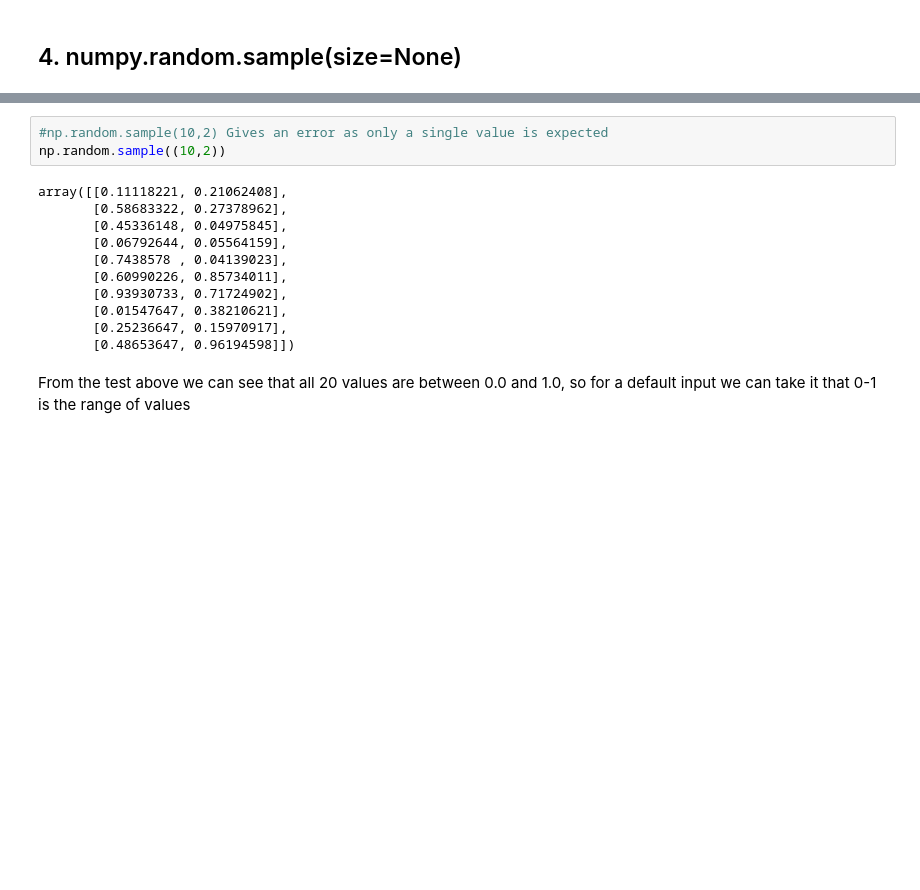
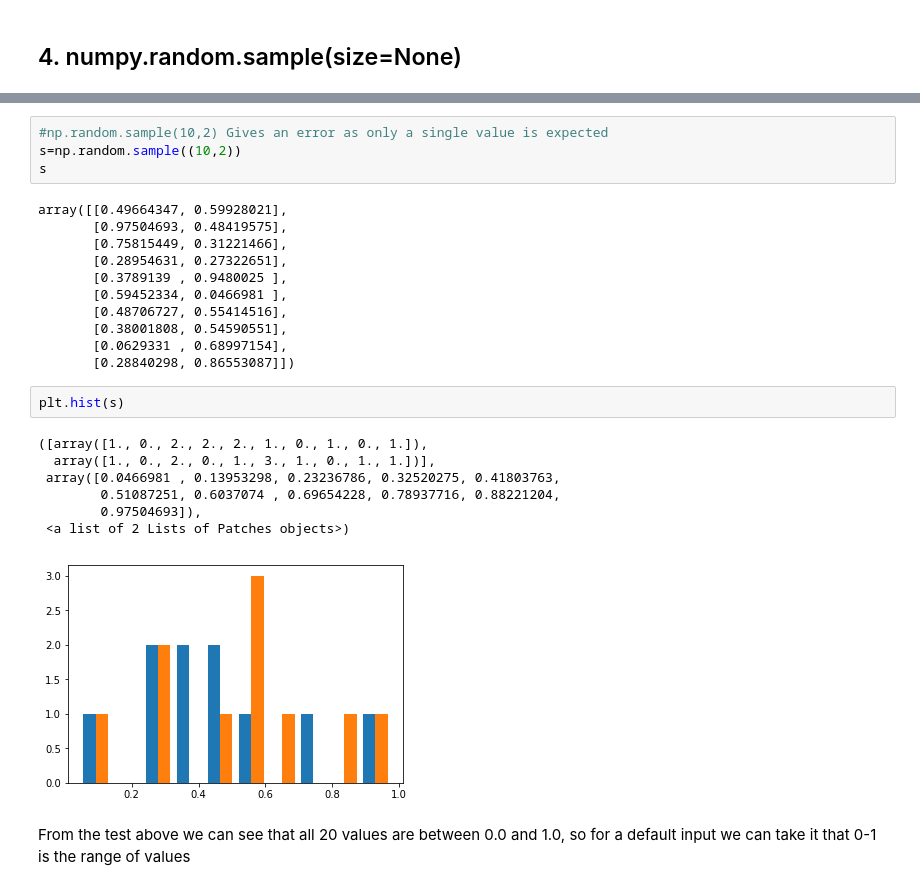
Before and after one commit to EoinStankard/DataAnalysis_Numpy_Assignment, a Jupyter notebook: Numpy-random-assignment.ipynb, the cells around one changed output, grey strips where cells are left out. Saved outputs shown, nothing was run; the diff lists cells and outputs as text; blank space fills up the shorter version.

```diff
--- a/Numpy-random-assignment.ipynb
+++ b/Numpy-random-assignment.ipynb
@@ -229,17 +237,28 @@ array([0.8277303 , 0.17432209, 0.57367875, 0.96943155, 0.13043215,
 # %%
 #np.random.sample(10,2) Gives an error as only a single value is expected
-np.random.sample((10,2))
+s=np.random.sample((10,2))
+s
 # %% [output]
-array([[0.11118221, 0.21062408],
-       [0.58683322, 0.27378962],
-       [0.45336148, 0.04975845],
-       [0.06792644, 0.05564159],
-       [0.7438578 , 0.04139023],
-       [0.60990226, 0.85734011],
-       [0.93930733, 0.71724902],
-       [0.01547647, 0.38210621],
-       [0.25236647, 0.15970917],
-       [0.48653647, 0.96194598]])
+array([[0.49664347, 0.59928021],
+       [0.97504693, 0.48419575],
+       [0.75815449, 0.31221466],
+       [0.28954631, 0.27322651],
+       [0.3789139 , 0.9480025 ],
+       [0.59452334, 0.0466981 ],
+       [0.48706727, 0.55414516],
+       [0.38001808, 0.54590551],
+       [0.0629331 , 0.68997154],
+       [0.28840298, 0.86553087]])
+# %%
+plt.hist(s)
+# %% [output]
+([array([1., 0., 2., 2., 2., 1., 0., 1., 0., 1.]),
+  array([1., 0., 2., 0., 1., 3., 1., 0., 1., 1.])],
+ array([0.0466981 , 0.13953298, 0.23236786, 0.32520275, 0.41803763,
+        0.51087251, 0.6037074 , 0.69654228, 0.78937716, 0.88221204,
+        0.97504693]),
+ <a list of 2 Lists of Patches objects>)
+[figure, added]
 # %% [markdown]
 From the test above we can see that all 20 values are between 0.0 and 1.0, so for a default input we can take it that 0-1 is the range of values
 # %%
```
Also changed, not shown: parts of 33 cells of this notebook.
